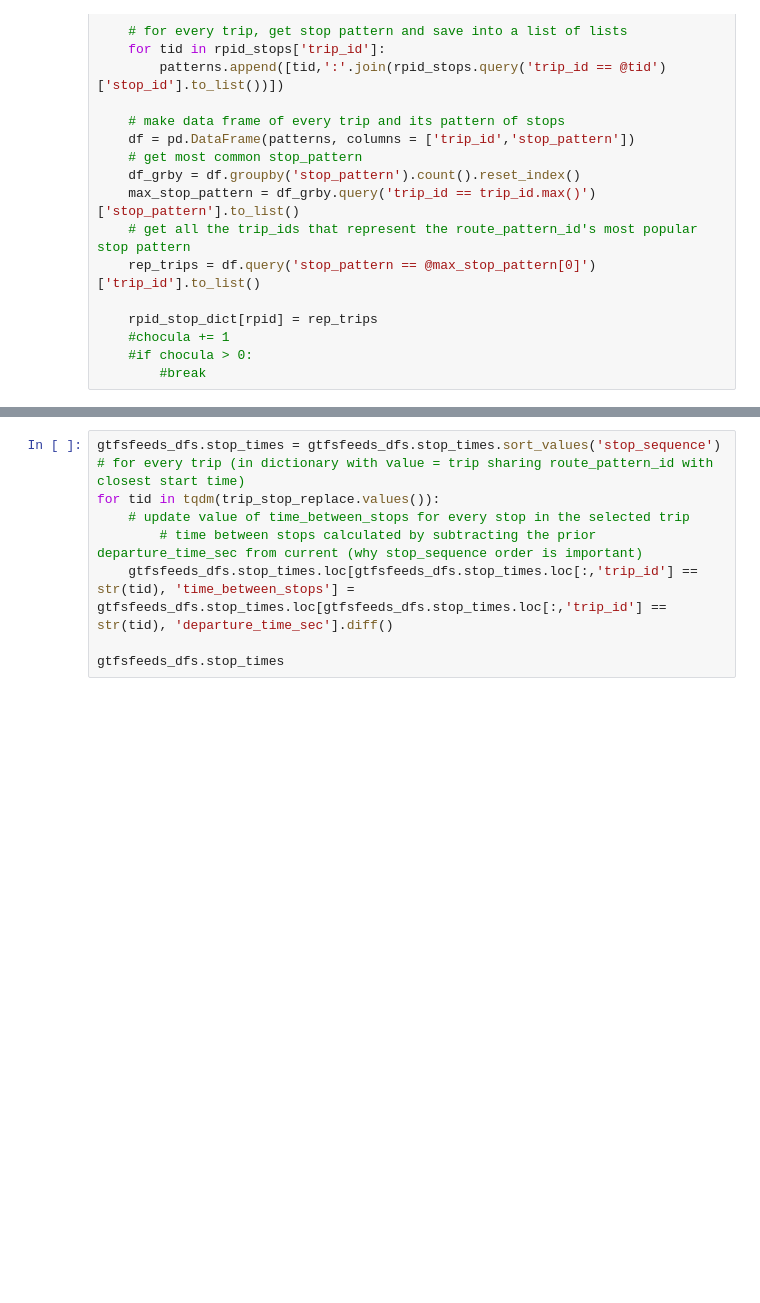
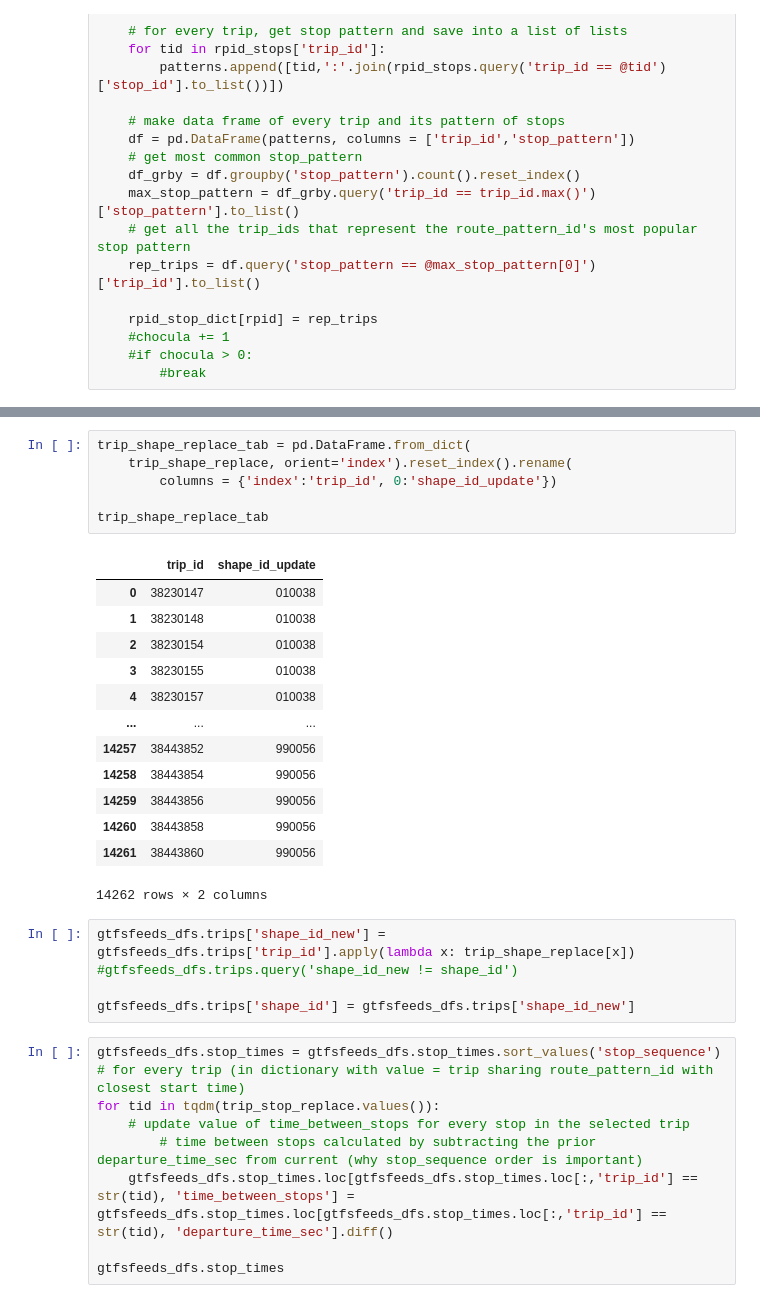
Before and after one commit to mmatkinson7/gtfs_transcad_prep, a Jupyter notebook: gtfs_consolidation_tod.ipynb, the cells around one changed output, grey strips where cells are left out. Cells and saved outputs as stored; diff of their text form; blank space fills up the shorter version.

```diff
--- a/gtfs_consolidation_tod.ipynb
+++ b/gtfs_consolidation_tod.ipynb
@@ -446,3 +459,28 @@ for idx, row in tqdm(gtfsfeeds_dfs.trips.iterrows()):
+# %%
+trip_shape_replace_tab = pd.DataFrame.from_dict(
+    trip_shape_replace, orient='index').reset_index().rename(
+        columns = {'index':'trip_id', 0:'shape_id_update'})
+
+trip_shape_replace_tab
+# %% [output]
+|  | trip_id | shape_id_update |
+| 0 | 38230147 | 010038 |
+| 1 | 38230148 | 010038 |
+| 2 | 38230154 | 010038 |
+| 3 | 38230155 | 010038 |
+| 4 | 38230157 | 010038 |
+| ... | ... | ... |
+| 14257 | 38443852 | 990056 |
+| 14258 | 38443854 | 990056 |
+| 14259 | 38443856 | 990056 |
+| 14260 | 38443858 | 990056 |
+| 14261 | 38443860 | 990056 |
+14262 rows × 2 columns
+# %%
+gtfsfeeds_dfs.trips['shape_id_new'] = gtfsfeeds_dfs.trips['trip_id'].apply(lambda x: trip_shape_replace[x])
+#gtfsfeeds_dfs.trips.query('shape_id_new != shape_id')
+
+gtfsfeeds_dfs.trips['shape_id'] = gtfsfeeds_dfs.trips['shape_id_new']
 # %%
 gtfsfeeds_dfs.stop_times = gtfsfeeds_dfs.stop_times.sort_values('stop_sequence')
 # for every trip (in dictionary with value = trip sharing route_pattern_id with closest start time)
```
Also changed, not shown: parts of 10 cells of this notebook, 2 other files.
